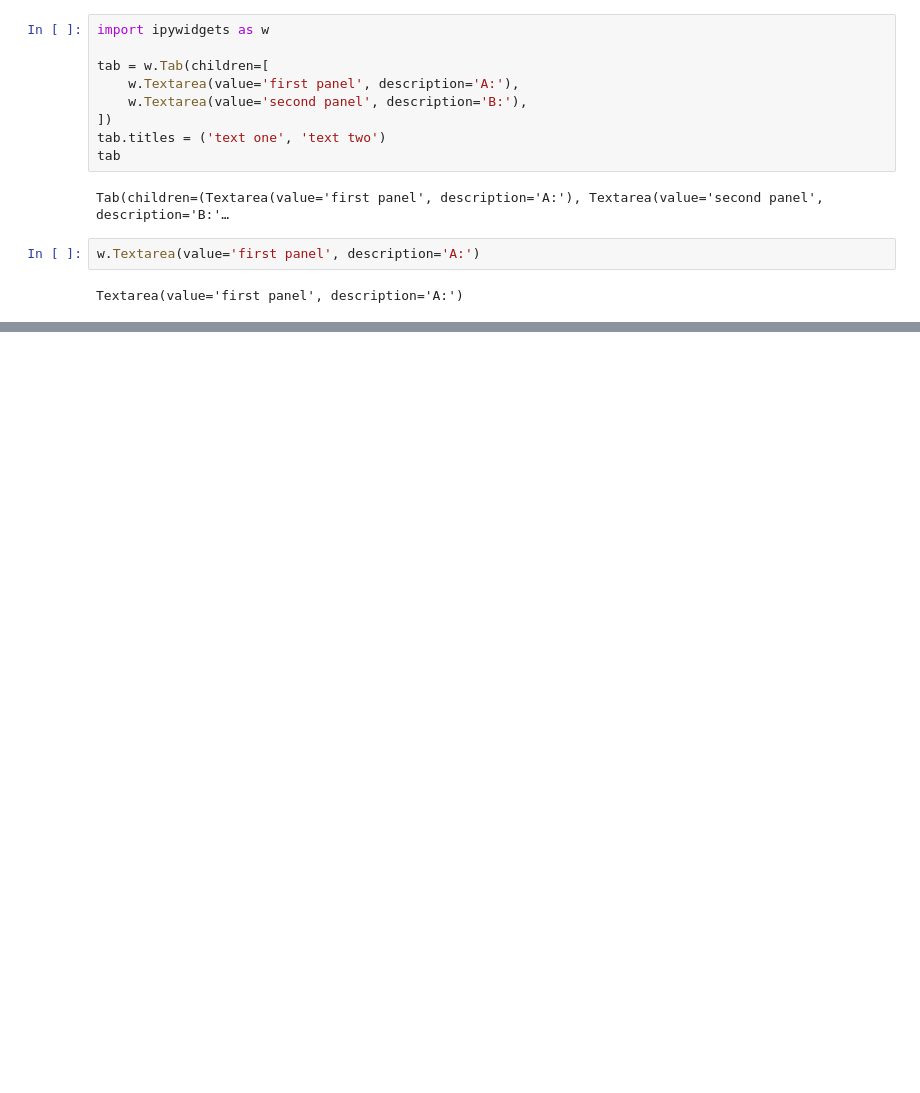
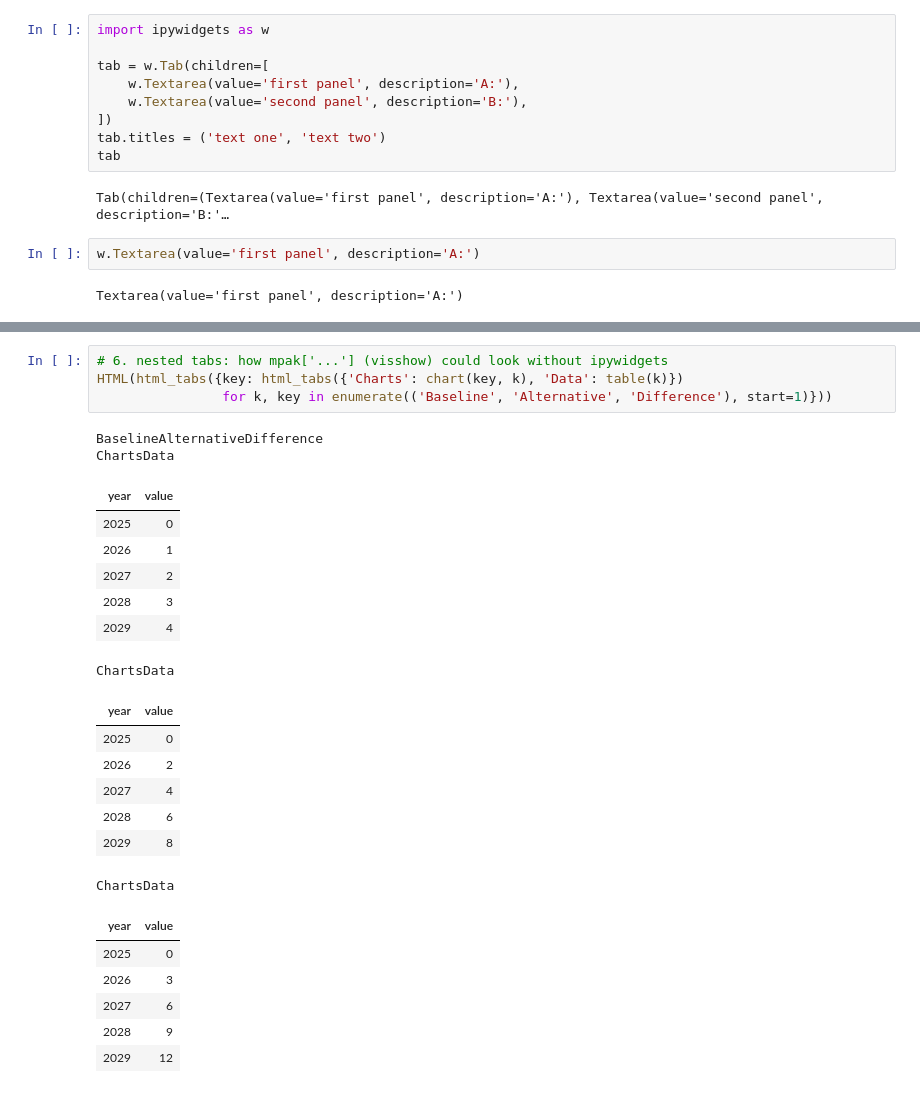
Before and after one commit to IbHansen/mfdemo, a Jupyter notebook: Pakistan/rise test.ipynb, the cells around one changed output, grey strips where cells are left out. Saved outputs shown, nothing was run; the diff lists cells and outputs as text; blank space fills up the shorter version.

```diff
--- a/Pakistan/rise test.ipynb
+++ b/Pakistan/rise test.ipynb
@@ -35,0 +139,27 @@ Textarea(value='first panel', description='A:')
+# %%
+# 6. nested tabs: how mpak['...'] (visshow) could look without ipywidgets
+HTML(html_tabs({key: html_tabs({'Charts': chart(key, k), 'Data': table(k)})
+                for k, key in enumerate(('Baseline', 'Alternative', 'Difference'), start=1)}))
+# %% [output]
+BaselineAlternativeDifference
+ChartsData
+| year | value |
+| 2025 | 0 |
+| 2026 | 1 |
+| 2027 | 2 |
+| 2028 | 3 |
+| 2029 | 4 |
+ChartsData
+| year | value |
+| 2025 | 0 |
+| 2026 | 2 |
+| 2027 | 4 |
+| 2028 | 6 |
+| 2029 | 8 |
+ChartsData
+| year | value |
+| 2025 | 0 |
+| 2026 | 3 |
+| 2027 | 6 |
+| 2028 | 9 |
+| 2029 | 12 |
```
Also changed, not shown: parts of 8 cells of this notebook, 42 other files.
